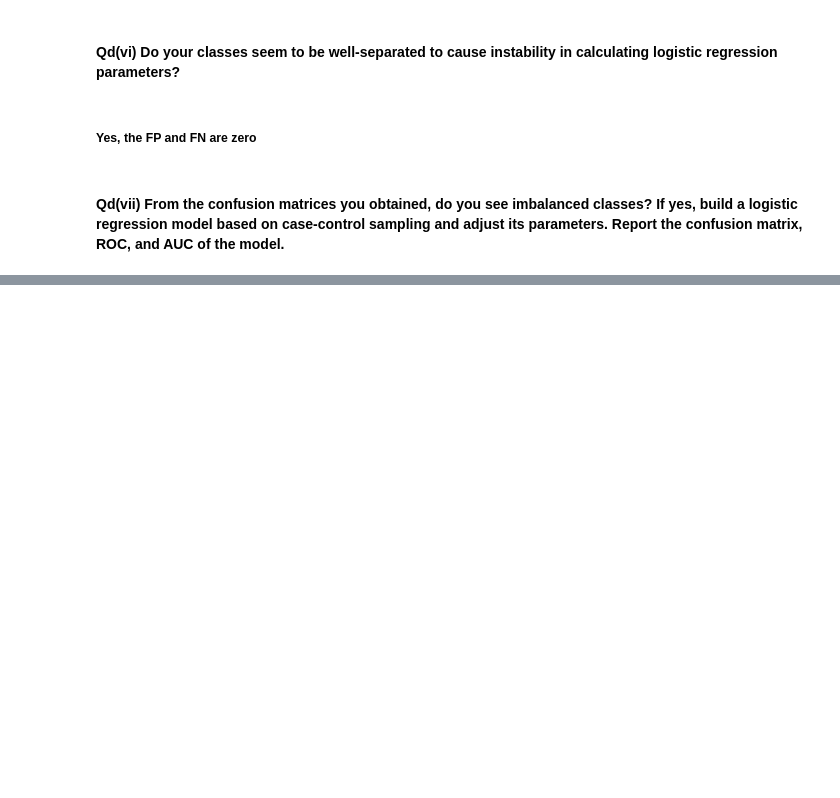
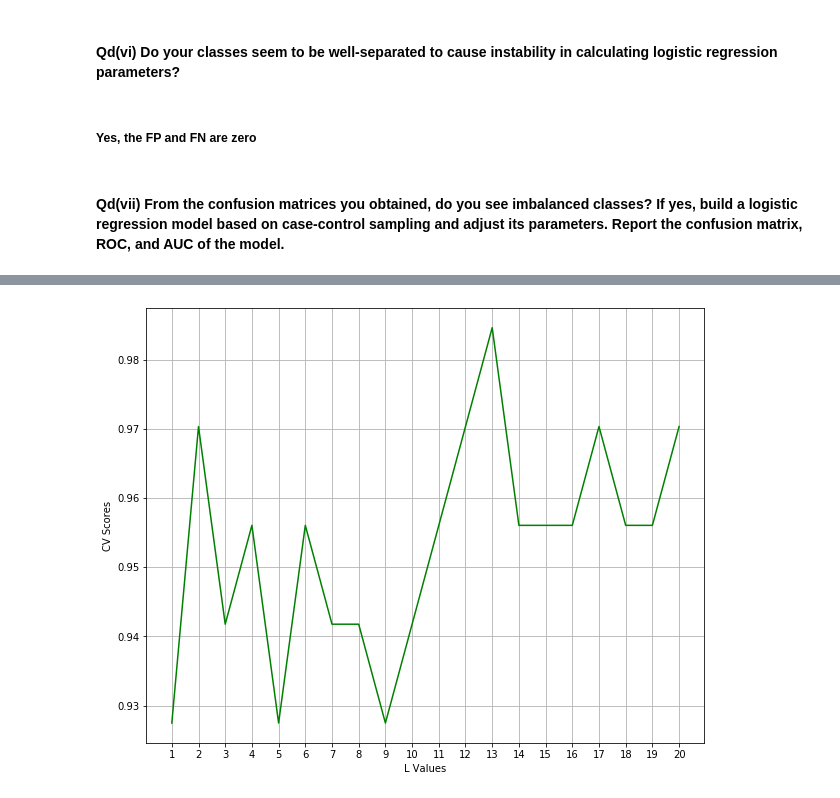
Before and after one commit to keerti-1997/INF552machine-learning-hw, a Jupyter notebook: Homework3/HW3 - Time Series Classification.ipynb, the cells around one changed output, grey strips where cells are left out. Drawn from its saved outputs; the diff is of its cells as text; code cells hidden in the pictures; blank space fills up the shorter version.

```diff
--- a/Homework3/HW3 - Time Series Classification.ipynb
+++ b/Homework3/HW3 - Time Series Classification.ipynb
@@ -545,0 +632,26 @@ Imbalance percentage :-  78.95 %, 21.05 %
+# %%
+grid = {"C":np.logspace(-4,4,7)}
+C_values = []
+cv_scores = []
+l1_logreg_models = []
+
+for l, m in enumerate(models_normalized):
+    print(m.shape)
+    m['is_bending'] = 0
+    m.iloc[0:9]['is_bending'] = 1
+    m.iloc[9:]['is_bending'] = 0
+    features = m.iloc[:,0:(m.shape[1] - 1)]
+    target = m.iloc[:,(m.shape[1] - 1)]
+    print(features.shape, target.shape)
+    logreg = LogisticRegression(penalty = 'l1',solver = 'liblinear',random_state=4)
+    logreg_cv = GridSearchCV(logreg, grid, cv = StratifiedKFold(5))
+    logreg_cv.fit(features,target)
+    best_logreg_c = logreg_cv.best_estimator_.get_params()['C']
+    C_values.append(best_logreg_c)
+    print(l+1, best_logreg_c)
+
+    logreg_refit = LogisticRegression(C = best_logreg_c, penalty = 'l1',solver = 'liblinear',random_state=4)
+    logreg_refit.fit(features, target)
+    l1_logreg_models.append(logreg_refit)
+    print(cross_val_score(logreg_refit, features, target, cv = StratifiedKFold(5)).mean())
+    cv_scores.append(cross_val_score(logreg_refit, features, target, cv = StratifiedKFold(5)).mean())
@@ -545,0 +676,10 @@ Imbalance percentage :-  78.95 %, 21.05 %
+# %%
+# Plot of CV Scores
+plt.figure(figsize=(10,8))
+plt.plot(list(split_range),cv_scores,color='green',label='CV scores')
+plt.xticks(np.arange(1,21))
+plt.xlabel("L Values")
+plt.ylabel("CV Scores")
+plt.grid()
+# %% [output]
+[figure, added]
```
Also changed, not shown: parts of 35 cells of this notebook.
